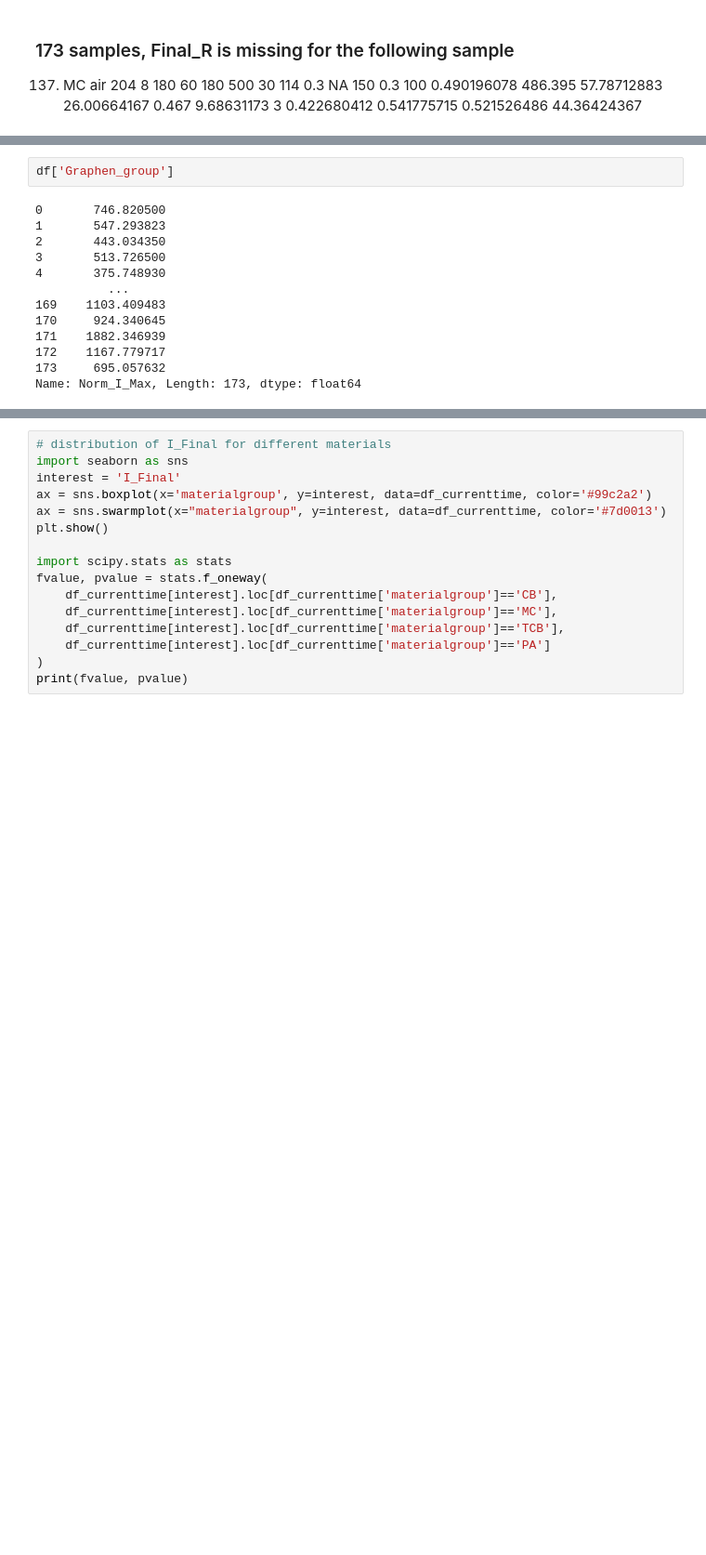
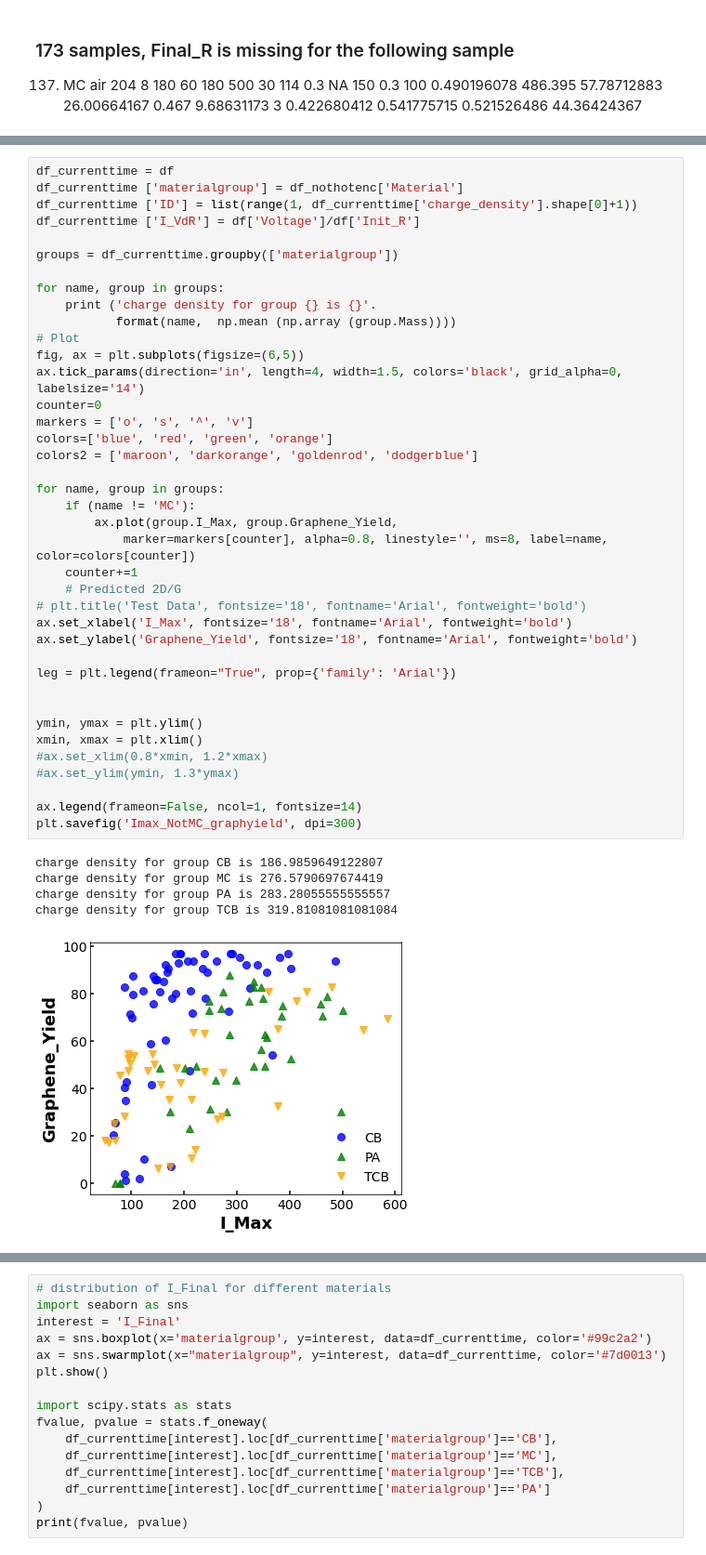
Before and after one commit to sattarik/Flash_Joule_Heating, a Jupyter notebook: RegressionAndPD_Porxyproperties_76test_80train_working.ipynb, the cells around one changed output, grey strips where cells are left out. Shown: that part at 93% size. Drawn from its saved outputs; the diff is of its cells as text; blank space fills up the shorter version.

```diff
--- a/RegressionAndPD_Porxyproperties_76test_80train_working.ipynb
+++ b/RegressionAndPD_Porxyproperties_76test_80train_working.ipynb
@@ -333,18 +343,48 @@ KeyError: 100
-# %%
-df['Graphen_group']
-# %% [output]
-0       746.820500
-1       547.293823
-2       443.034350
-3       513.726500
-4       375.748930
-          ...
-169    1103.409483
-170     924.340645
-171    1882.346939
-172    1167.779717
-173     695.057632
-Name: Norm_I_Max, Length: 173, dtype: float64
+# %%
+df_currenttime = df
+df_currenttime ['materialgroup'] = df_nothotenc['Material']
+df_currenttime ['ID'] = list(range(1, df_currenttime['charge_density'].shape[0]+1))
+df_currenttime ['I_VdR'] = df['Voltage']/df['Init_R']
+
+groups = df_currenttime.groupby(['materialgroup'])
+
+for name, group in groups:
+    print ('charge density for group {} is {}'.
+           format(name,  np.mean (np.array (group.Mass))))
+# Plot
+fig, ax = plt.subplots(figsize=(6,5))
+ax.tick_params(direction='in', length=4, width=1.5, colors='black', grid_alpha=0, labelsize='14')
+counter=0
+markers = ['o', 's', '^', 'v']
+colors=['blue', 'red', 'green', 'orange']
+colors2 = ['maroon', 'darkorange', 'goldenrod', 'dodgerblue']
+
+for name, group in groups:
+    if (name != 'MC'):
+        ax.plot(group.I_Max, group.Graphene_Yield,
+            marker=markers[counter], alpha=0.8, linestyle='', ms=8, label=name, color=colors[counter])
+    counter+=1
+    # Predicted 2D/G
+# plt.title('Test Data', fontsize='18', fontname='Arial', fontweight='bold')
+ax.set_xlabel('I_Max', fontsize='18', fontname='Arial', fontweight='bold')
+ax.set_ylabel('Graphene_Yield', fontsize='18', fontname='Arial', fontweight='bold')
+
+leg = plt.legend(frameon="True", prop={'family': 'Arial'})
+
+
+ymin, ymax = plt.ylim()
+xmin, xmax = plt.xlim()
+#ax.set_xlim(0.8*xmin, 1.2*xmax)
+#ax.set_ylim(ymin, 1.3*ymax)
+
+ax.legend(frameon=False, ncol=1, fontsize=14)
+plt.savefig('Imax_NotMC_graphyield', dpi=300)
+# %% [output]
+charge density for group CB is 186.9859649122807
+charge density for group MC is 276.5790697674419
+charge density for group PA is 283.28055555555557
+charge density for group TCB is 319.81081081081084
+[figure, added]
 # %%
 df_currenttime = df
 df_currenttime ['materialgroup'] = df_nothotenc['Material']
```
Also changed, not shown: parts of 15 cells of this notebook, 13 other files.
